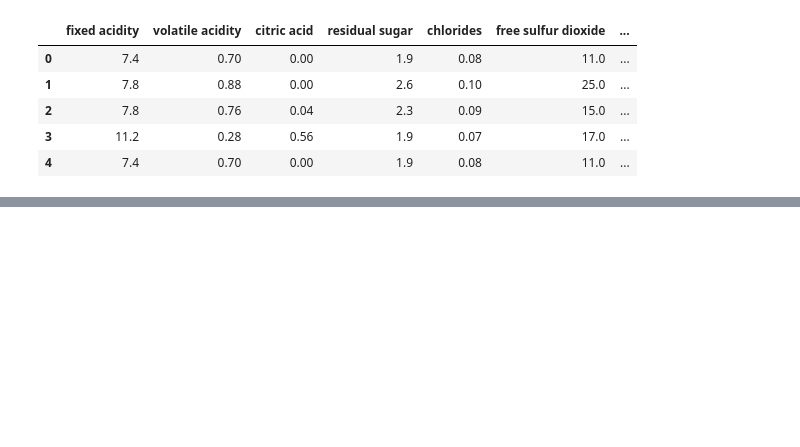
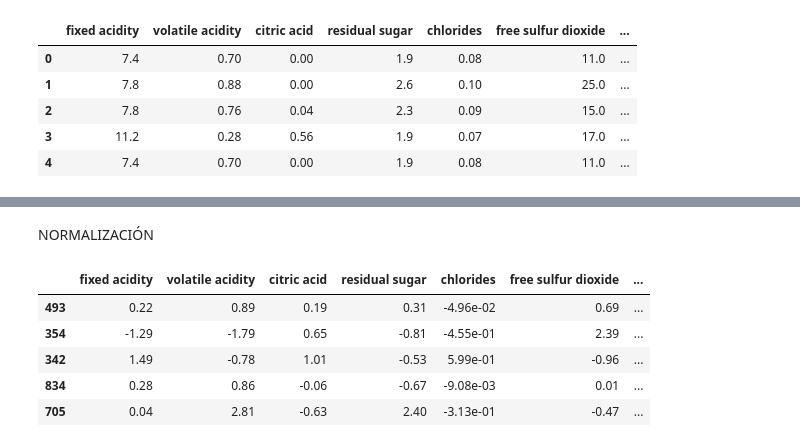
Before and after one commit to 4GeeksAcademy/ginappedrosa-ML-knn-wine_quality, a Jupyter notebook: src/explore.ipynb, the cells around one changed output, grey strips where cells are left out. Saved outputs shown, nothing was run; the diff lists cells and outputs as text; code cells hidden in the pictures; blank space fills up the shorter version.

```diff
--- a/src/explore.ipynb
+++ b/src/explore.ipynb
@@ -37,0 +181,22 @@ total_data.head()
+# %% [markdown]
+NORMALIZACIÓN
+# %%
+import pickle
+
+normalizador = StandardScaler()
+normalizador.fit(X_train)
+X_train_norm = normalizador.transform(X_train)
+
+X_train_norm = pd.DataFrame(X_train_norm, index = X_train.index, columns = num_variables)
+X_test_norm = normalizador.transform(X_test)
+X_test_norm = pd.DataFrame(X_test_norm, index = X_test.index, columns = num_variables)
+
+
+X_train_norm.head()
+# %% [output]
+|  | fixed acidity | volatile acidity | citric acid | residual sugar | chlorides | free sulfur dioxide | ... |
+| 493 | 0.22 | 0.89 | 0.19 | 0.31 | -4.96e-02 | 0.69 | ... |
+| 354 | -1.29 | -1.79 | 0.65 | -0.81 | -4.55e-01 | 2.39 | ... |
+| 342 | 1.49 | -0.78 | 1.01 | -0.53 | 5.99e-01 | -0.96 | ... |
+| 834 | 0.28 | 0.86 | -0.06 | -0.67 | -9.08e-03 | 0.01 | ... |
+| 705 | 0.04 | 2.81 | -0.63 | 2.40 | -3.13e-01 | -0.47 | ... |
```
Also changed, not shown: parts of 16 cells of this notebook, 10 other files.
